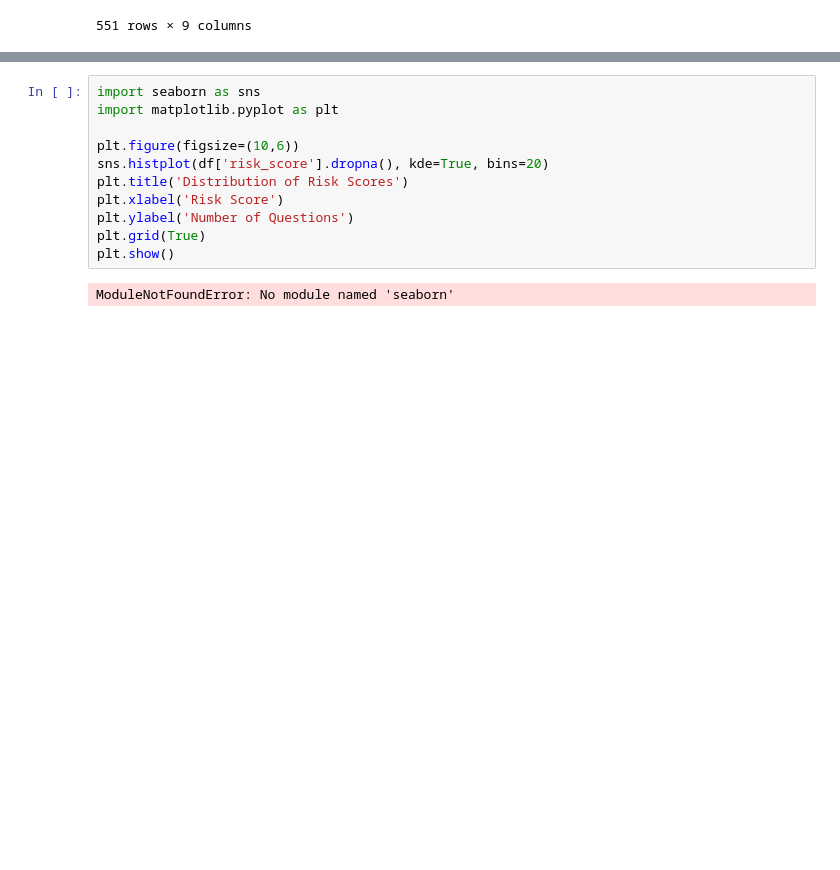
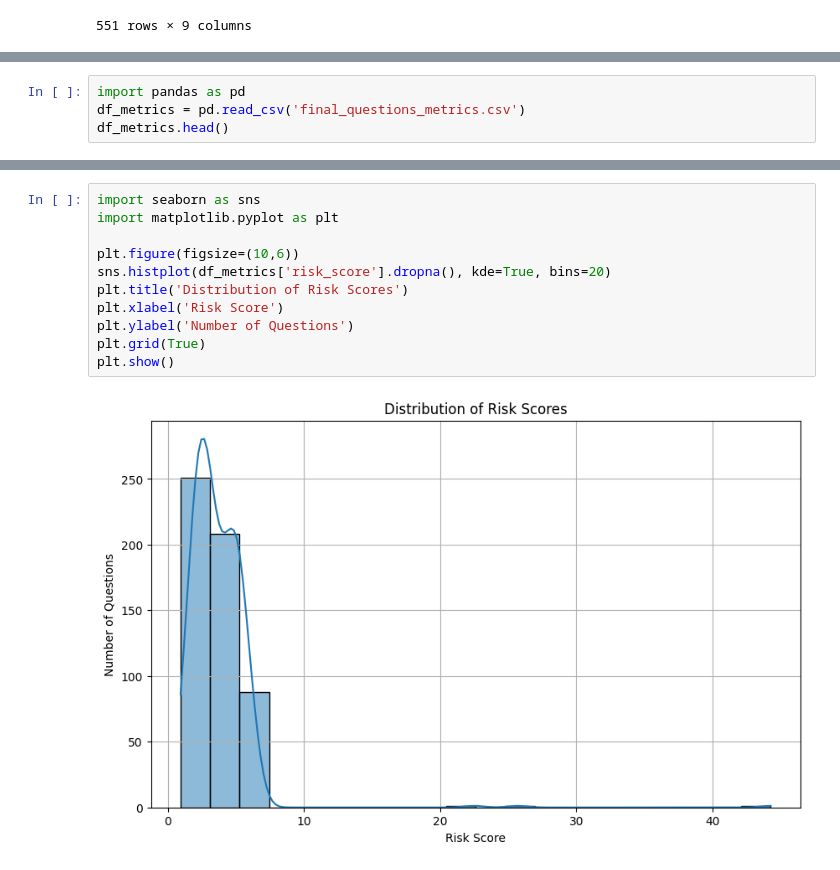
Before and after one commit to mnajjaa/Crypto-Fund-Due-Diligence-Automation, a Jupyter notebook: funds_treat/notebooks/questions_pipline.ipynb, the cells around one changed output, grey strips where cells are left out. Drawn from its saved outputs; the diff is of its cells as text; blank space fills up the shorter version.

```diff
--- a/funds_treat/notebooks/questions_pipline.ipynb
+++ b/funds_treat/notebooks/questions_pipline.ipynb
@@ -673,0 +676,4 @@ df_results.to_csv(csv_path, index=False)
+# %%
+import pandas as pd
+df_metrics = pd.read_csv('final_questions_metrics.csv')
+df_metrics.head()
@@ -674,13 +687,13 @@ df_results.to_csv(csv_path, index=False)
 # %%
 import seaborn as sns
 import matplotlib.pyplot as plt
 
 plt.figure(figsize=(10,6))
-sns.histplot(df['risk_score'].dropna(), kde=True, bins=20)
+sns.histplot(df_metrics['risk_score'].dropna(), kde=True, bins=20)
 plt.title('Distribution of Risk Scores')
 plt.xlabel('Risk Score')
 plt.ylabel('Number of Questions')
 plt.grid(True)
 plt.show()
 # %% [output]
-ModuleNotFoundError: No module named 'seaborn'
+[figure, added]
```
Also changed, not shown: parts of 10 cells of this notebook, 18 other files.
